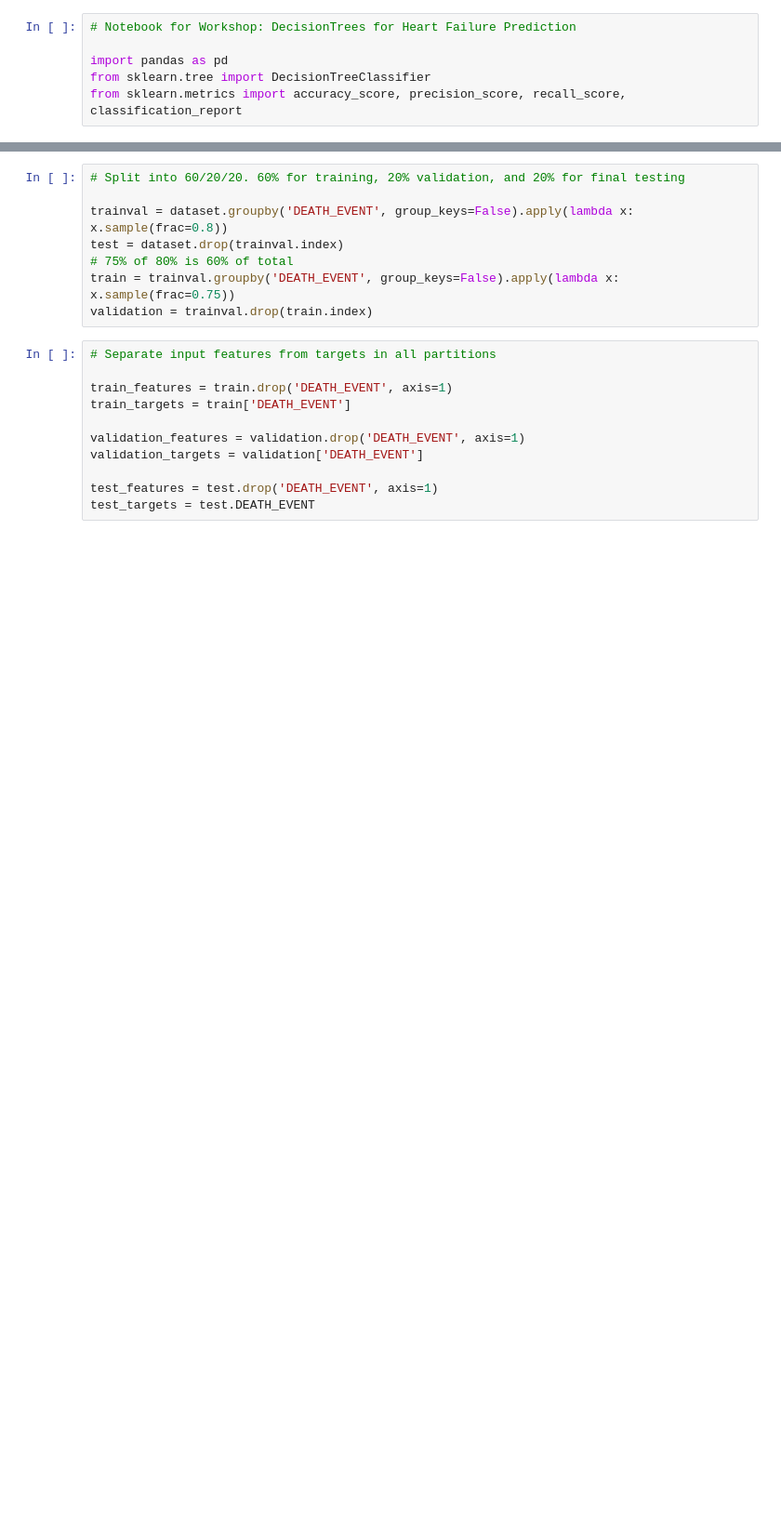
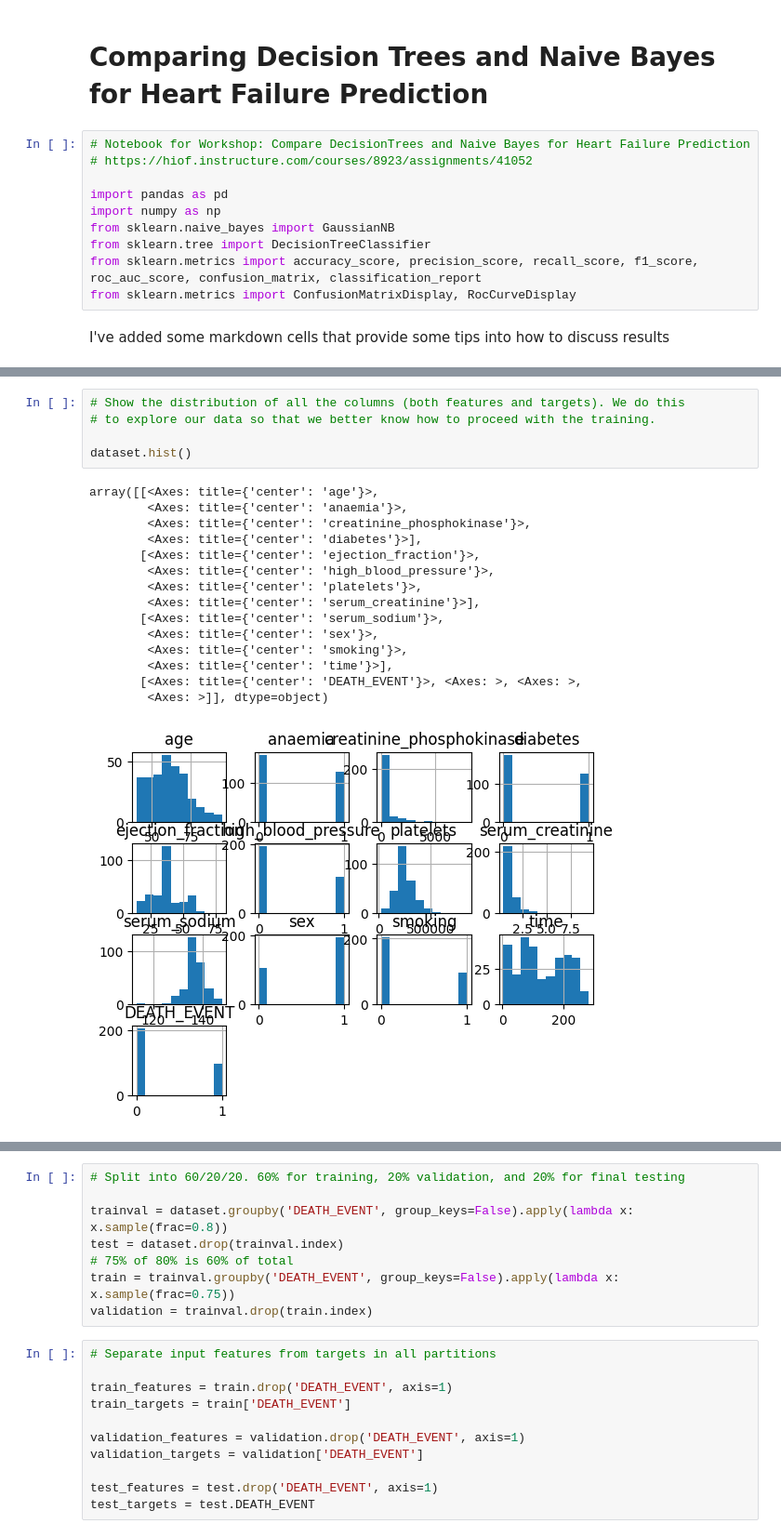
Before and after one commit to lavima/itf31519_2024, a Jupyter notebook: theory_and_practices/comparing_decisiontrees_naivebayes.ipynb, the cells around one changed output, grey strips where cells are left out. Shown: that part at 93% size. Drawn from its saved outputs; the diff is of its cells as text; blank space fills up the shorter version.

Commit message:
Updated the latest workshop notebook

```diff
--- a/theory_and_practices/comparing_decisiontrees_naivebayes.ipynb
+++ b/theory_and_practices/comparing_decisiontrees_naivebayes.ipynb
@@ -1,9 +1,17 @@
+# %% [markdown]
+# Comparing Decision Trees and Naive Bayes for Heart Failure Prediction
 # %%
-# Notebook for Workshop: DecisionTrees for Heart Failure Prediction
+# Notebook for Workshop: Compare DecisionTrees and Naive Bayes for Heart Failure Prediction
+# https://hiof.instructure.com/courses/8923/assignments/41052
 
 import pandas as pd
+import numpy as np
+from sklearn.naive_bayes import GaussianNB
 from sklearn.tree import DecisionTreeClassifier
-from sklearn.metrics import accuracy_score, precision_score, recall_score, classification_report
+from sklearn.metrics import accuracy_score, precision_score, recall_score, f1_score, roc_auc_score, confusion_matrix, classification_report
+from sklearn.metrics import ConfusionMatrixDisplay, RocCurveDisplay
+# %% [markdown]
+I've added some markdown cells that provide some tips into how to discuss results
 # %%
 # Load the dataset and show first 5 rows
 
@@ -16,3 +24,24 @@ dataset.head()
 | 2 | 65.0 | 0 | 146 | 0 | 20 | 0 | 162000.00 | ... |
 | 3 | 50.0 | 1 | 111 | 0 | 20 | 0 | 210000.00 | ... |
 | 4 | 65.0 | 1 | 160 | 1 | 20 | 0 | 327000.00 | ... |
+# %%
+# Show the distribution of all the columns (both features and targets). We do this
+# to explore our data so that we better know how to proceed with the training.
+
+dataset.hist()
+# %% [output]
+array([[<Axes: title={'center': 'age'}>,
+        <Axes: title={'center': 'anaemia'}>,
+        <Axes: title={'center': 'creatinine_phosphokinase'}>,
+        <Axes: title={'center': 'diabetes'}>],
+       [<Axes: title={'center': 'ejection_fraction'}>,
+        <Axes: title={'center': 'high_blood_pressure'}>,
+        <Axes: title={'center': 'platelets'}>,
+        <Axes: title={'center': 'serum_creatinine'}>],
+       [<Axes: title={'center': 'serum_sodium'}>,
+        <Axes: title={'center': 'sex'}>,
+        <Axes: title={'center': 'smoking'}>,
+        <Axes: title={'center': 'time'}>],
+       [<Axes: title={'center': 'DEATH_EVENT'}>, <Axes: >, <Axes: >,
+        <Axes: >]], dtype=object)
+[figure, added]
```
Also changed, not shown: parts of 27 cells of this notebook.
